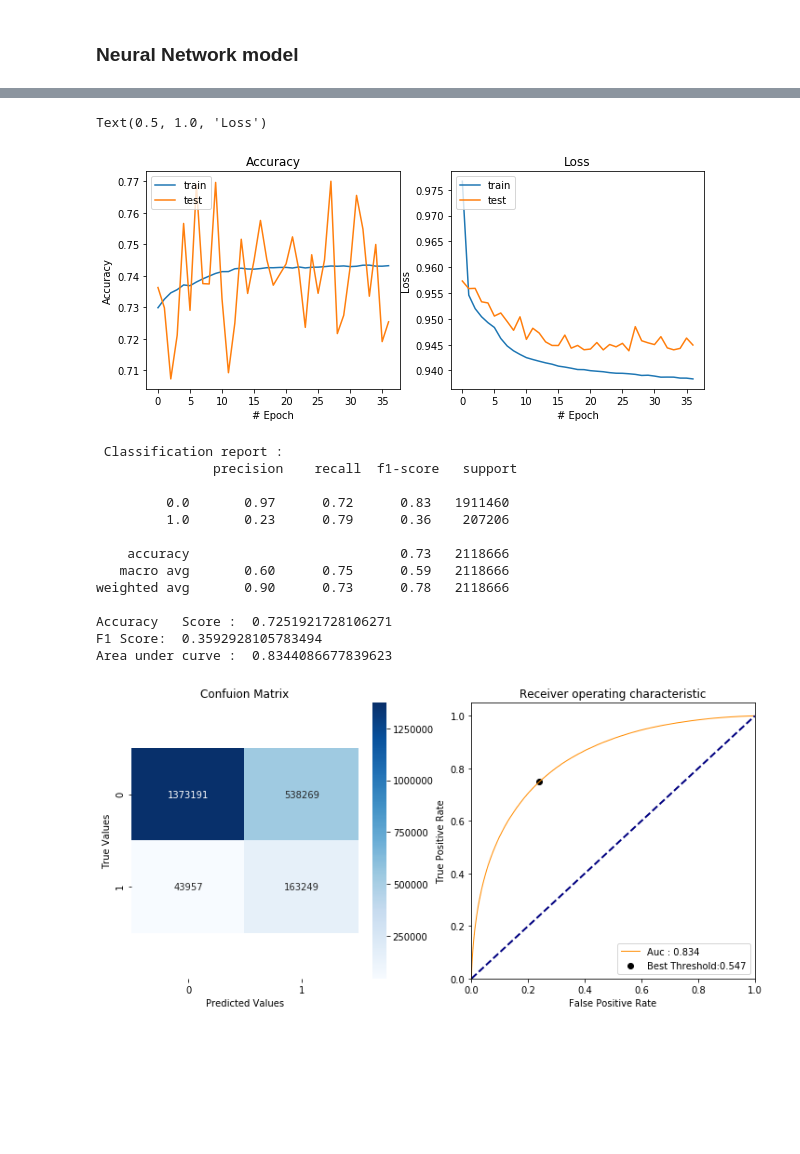
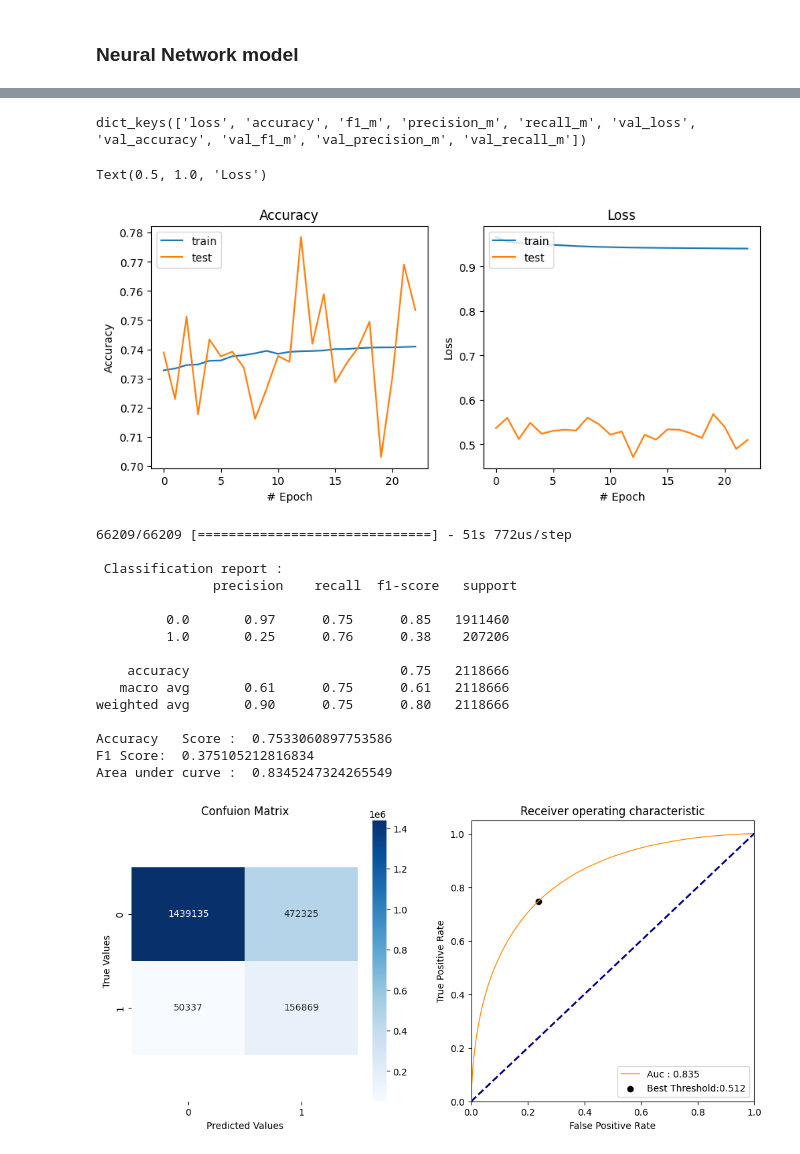
Before and after one commit to Divyanshu-info/Instacart-Market-Basket-Analysis, a Jupyter notebook: ANN Model.ipynb, the cells around one changed output, grey strips where cells are left out. Saved outputs shown, nothing was run; the diff lists cells and outputs as text; code cells hidden in the pictures; blank space fills up the shorter version.

```diff
--- a/ANN Model.ipynb
+++ b/ANN Model.ipynb
@@ -229,27 +236,31 @@ loss:  0.48910188602026355 and Accuracy:  0.7590791056318541
+# %%
+print(history.history.keys())
+# %% [output]
+dict_keys(['loss', 'accuracy', 'f1_m', 'precision_m', 'recall_m', 'val_loss', 'val_accuracy', 'val_f1_m', 'val_precision_m', 'val_recall_m'])
 # %%
 fig, ax = plt.subplots(nrows = 1, ncols = 2, figsize = (10, 4))
 
 # Accuracy
-ax[0].plot(history.history['acc'])
-ax[0].plot(history.history['val_acc'])
+ax[0].plot(history.history['accuracy'])
+ax[0].plot(history.history['val_accuracy'])
 ax[0].set_ylabel('Accuracy')
 ax[0].set_xlabel('# Epoch')
 ax[0].legend(['train', 'test'], loc='upper left')
 ax[0].set_title('Accuracy')
 
 # Loss
 ax[1].plot(history.history['loss'])
 ax[1].plot(history.history['val_loss'])
 ax[1].set_ylabel('Loss')
 ax[1].set_xlabel('# Epoch')
 ax[1].legend(['train', 'test'], loc='upper left')
 ax[1].set_title('Loss')
 # %% [output]
 Text(0.5, 1.0, 'Loss')
-[figure, old version]
+[figure, new version]
 # %%
-probabilities = classifier.predict_proba(X_test_sc)
-predictions = classifier.predict_classes(X_test_sc)
+probabilities = classifier.predict(X_test_sc)
+predictions = (probabilities > 0.5).astype(int)
 
 print ("\n Classification report : \n",classification_report(y_test, predictions))
 print ("Accuracy   Score : ",accuracy_score(y_test, predictions))
@@ -270,9 +281,9 @@ f1 = f1_score(y_test, predictions)
 print("F1 Score: ", f1)
 
 #roc_auc_score
-model_roc_auc = roc_auc_score(y_test,probabilities)
+model_roc_auc = roc_auc_score(y_test,probabilities[:,0])
 print ("Area under curve : ",model_roc_auc,"\n")
-fpr,tpr,thresholds = roc_curve(y_test,probabilities)
+fpr,tpr,thresholds = roc_curve(y_test,probabilities[:,0])
 gmeans = np.sqrt(tpr * (1-fpr))
 ix = np.argmax(gmeans)
 threshold = np.round(thresholds[ix],3)
@@ -290,17 +301,19 @@ plt.legend(loc="lower right")
 
 plt.show()
 # %% [output]
+66209/66209 [==============================] - 51s 772us/step
+
  Classification report :
                precision    recall  f1-score   support
 
-         0.0       0.97      0.72      0.83   1911460
-         1.0       0.23      0.79      0.36    207206
+         0.0       0.97      0.75      0.85   1911460
+         1.0       0.25      0.76      0.38    207206
 
-    accuracy                           0.73   2118666
-   macro avg       0.60      0.75      0.59   2118666
-weighted avg       0.90      0.73      0.78   2118666
+    accuracy                           0.75   2118666
+   macro avg       0.61      0.75      0.61   2118666
+weighted avg       0.90      0.75      0.80   2118666
 
-Accuracy   Score :  0.7251921728106271
-F1 Score:  0.3592928105783494
-Area under curve :  0.8344086677839623
+Accuracy   Score :  0.7533060897753586
+F1 Score:  0.375105212816834
+Area under curve :  0.8345247324265549
-[figure, old version]
+[figure, new version]
```
Also changed, not shown: parts of 12 cells of this notebook, 8 other files.
